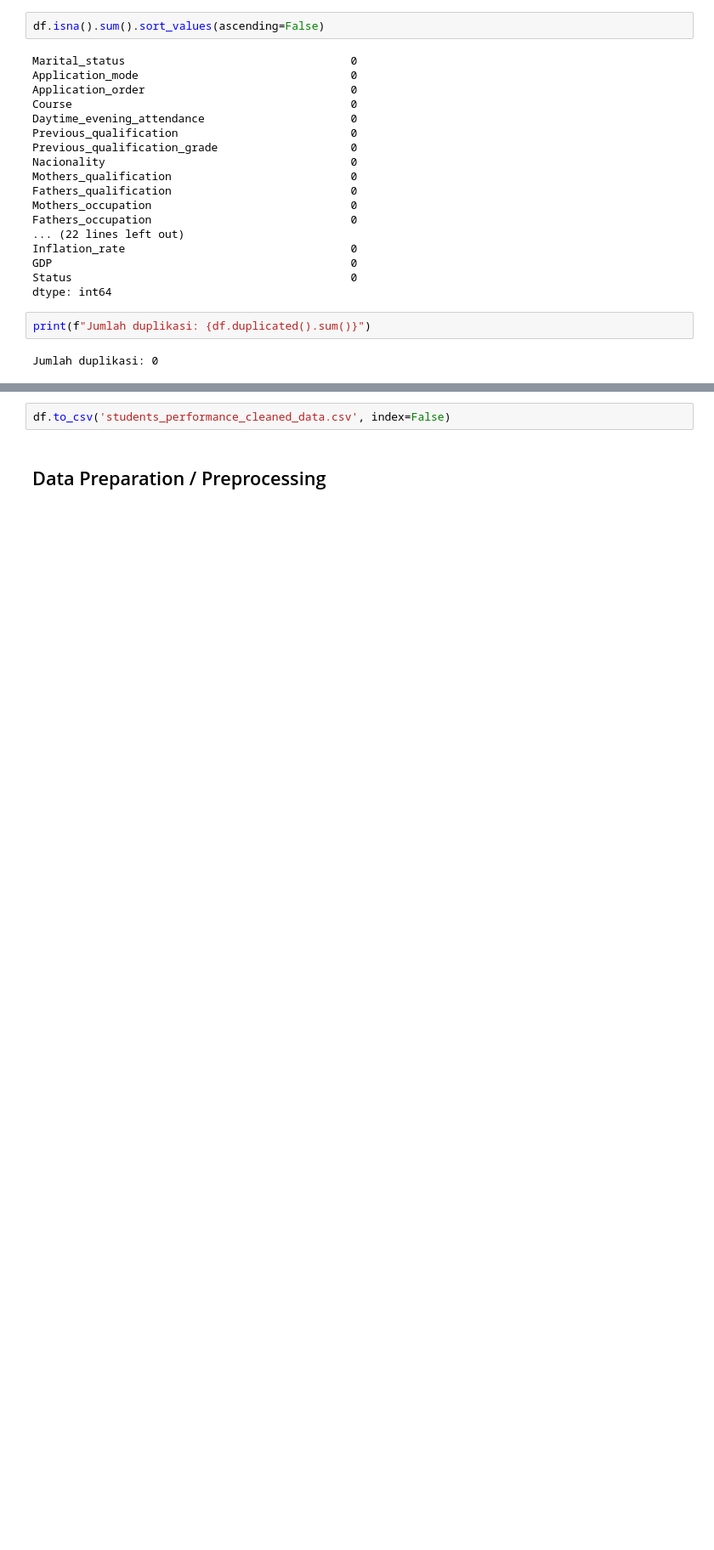
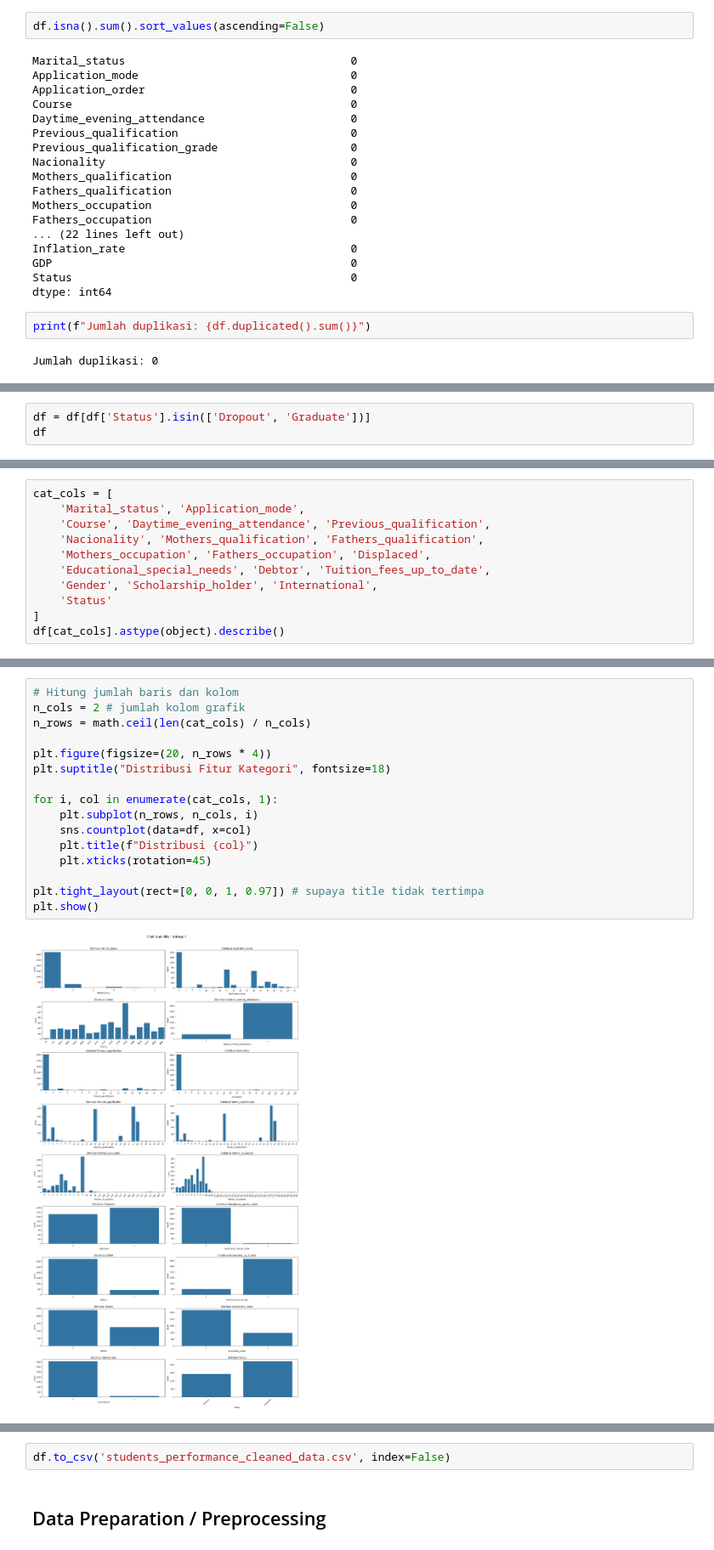
Before and after one commit to BelongsToMe091603/students-performance-app, a Jupyter notebook: notebook.ipynb, the cells around one changed output, grey strips where cells are left out. Shown at 85% size. Drawn from its saved outputs; the diff is of its cells as text; blank space fills up the shorter version.

```diff
--- a/notebook.ipynb
+++ b/notebook.ipynb
@@ -142,0 +132,3 @@ Status: 3
+# %%
+df = df[df['Status'].isin(['Dropout', 'Graduate'])]
+df
@@ -142,0 +176,11 @@ Status: 3
+# %%
+cat_cols = [
+    'Marital_status', 'Application_mode',
+    'Course', 'Daytime_evening_attendance', 'Previous_qualification',
+    'Nacionality', 'Mothers_qualification', 'Fathers_qualification',
+    'Mothers_occupation', 'Fathers_occupation', 'Displaced',
+    'Educational_special_needs', 'Debtor', 'Tuition_fees_up_to_date',
+    'Gender', 'Scholarship_holder', 'International',
+    'Status'
+]
+df[cat_cols].astype(object).describe()
@@ -142,0 +193,18 @@ Status: 3
+# %%
+# Hitung jumlah baris dan kolom
+n_cols = 2 # jumlah kolom grafik
+n_rows = math.ceil(len(cat_cols) / n_cols)
+
+plt.figure(figsize=(20, n_rows * 4))
+plt.suptitle("Distribusi Fitur Kategori", fontsize=18)
+
+for i, col in enumerate(cat_cols, 1):
+    plt.subplot(n_rows, n_cols, i)
+    sns.countplot(data=df, x=col)
+    plt.title(f"Distribusi {col}")
+    plt.xticks(rotation=45)
+
+plt.tight_layout(rect=[0, 0, 1, 0.97]) # supaya title tidak tertimpa
+plt.show()
+# %% [output]
+[figure, added]
```
Also changed, not shown: parts of 57 cells of this notebook, 7 other files.
